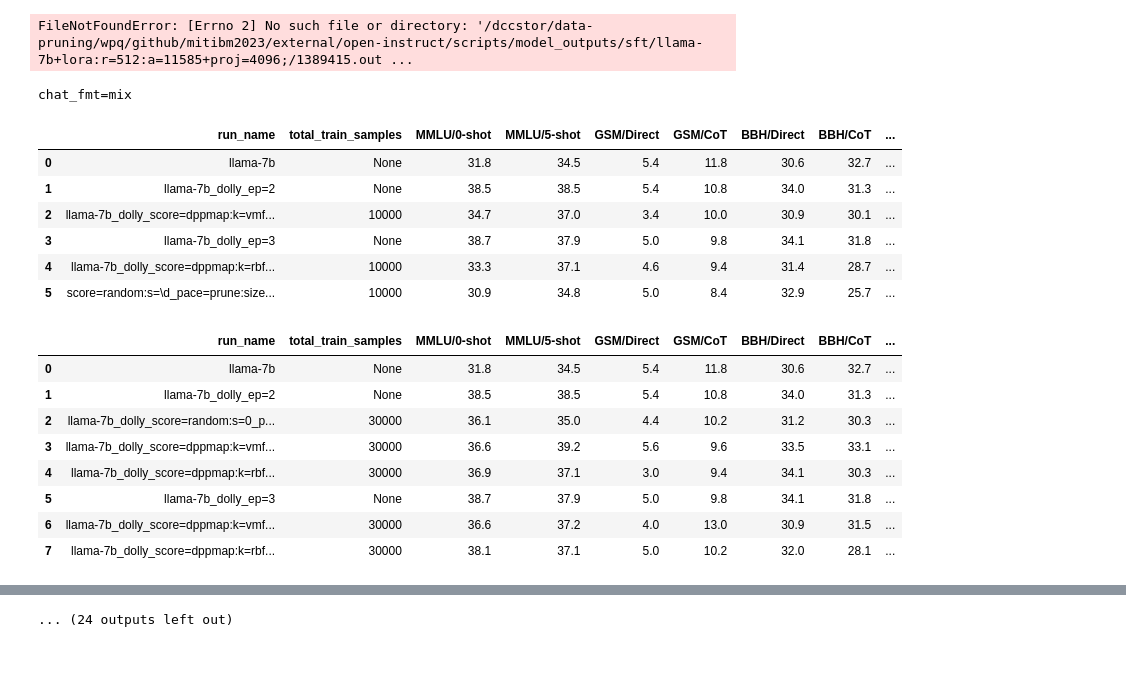
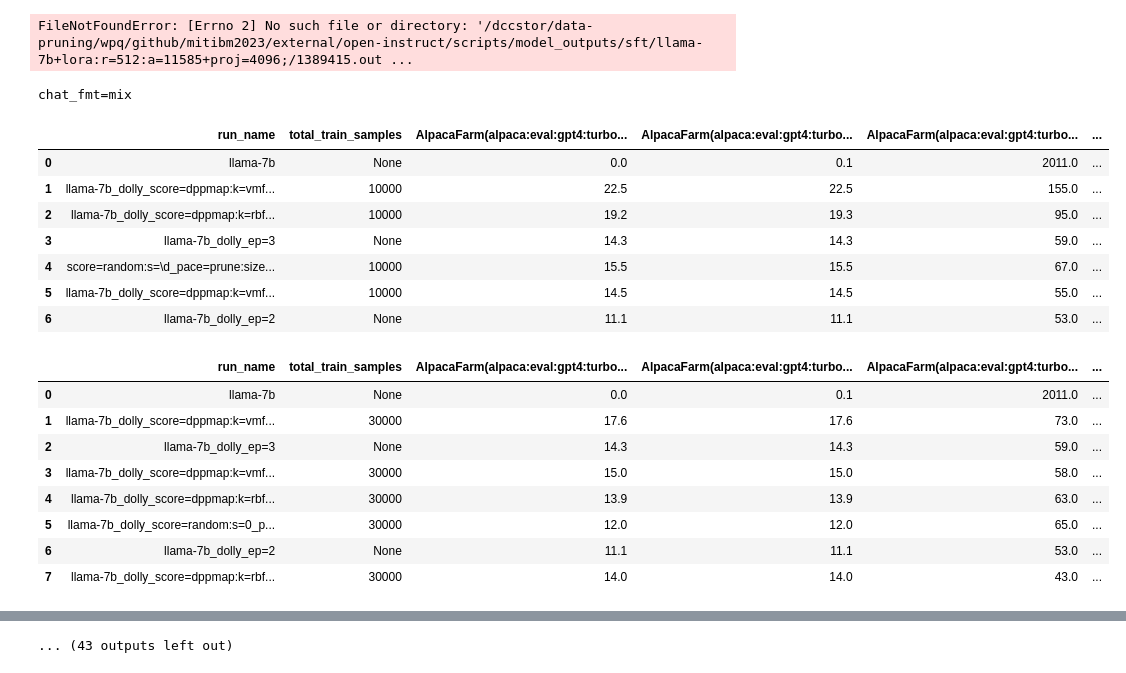
Before and after one commit to tt6746690/open-instruct, a Jupyter notebook: scripts/gen_cmds.ipynb, the cells around one changed output, grey strips where cells are left out. Drawn from its saved outputs; the diff is of its cells as text; code cells hidden in the pictures.

```diff
--- a/scripts/gen_cmds.ipynb
+++ b/scripts/gen_cmds.ipynb
@@ -105,17 +105,17 @@ overwrite_cache = True
 
 #####
 model_name_or_path = 'results/oi2/llama-7b_sharegptv2_ep=2'; max_seq_length = 2048; abbr_model_name = 'llama-7b+sharegptv2ep2'
-train_file = 'data/processed/ultrafeedback/ultrafeedback_data.jsonl'; dataset = 'ultrafeedback'
-
+# train_file = 'data/processed/ultrafeedback/ultrafeedback_data.jsonl'; dataset = 'ultrafeedback'
+train_file = 'data/processed/hh_rlhf/hh_rlhf_data.jsonl'; dataset = 'hh_rlhf'
 
 # M = 60_000; pacing_fn_list = [f'prune_size={M}_ep=3']; subset_size = 20_000
 # M = 50_000; pacing_fn_list = [f'prune_size={M}_ep=5']; subset_size = 10_000
 # M = 20_000; pacing_fn_list = [f'prune_size={M}_ep=4']; subset_size = 5_000
 # M = 10_000; pacing_fn_list = [f'prune_size={M}_ep=10']; subset_size = 1_000
 pacing_fn_list = [f'prune_size={M}_ep={ep}' for M, ep in [
-#     (10_000, 10), # 1k
+    (10_000, 10), # 1k
 #     (30_000, 3),  # 10k
-    (60_000, 3),  # 20k
+#     (60_000, 3),  # 20k
 ]]
 
 gen_output_md = 'llama7br512p4096'
@@ -126,8 +126,8 @@ scoring_fn_list = []
 scoring_fn_list += ['random_s=0']
 # scoring_fn_list += ['random_s=1']
 scoring_fn_list += [
-    f'dppmap_k=vmf_gamma=1_kmd={gen_output_md}_kemb=grad+rp+loraB',
-    f'dppmap_k=rbf_gamma=1e-3_kmd={gen_output_md}_kemb=text+embedding',
+#     f'dppmap_k=vmf_gamma=1_kmd={gen_output_md}_kemb=grad+rp+loraB',
+#     f'dppmap_k=rbf_gamma=1e-3_kmd={gen_output_md}_kemb=text+embedding',
 #     f'dppmap_k=rbf_gamma=1_kmd=mpnet_kemb=text+embedding',
 ]
 scoring_fn_and_pacing_fn = list(itertools.product(scoring_fn_list, pacing_fn_list))
@@ -147,7 +147,7 @@ job_name = f'dpo2_{dataset}:{abbr_model_name}'
 test_run = 1
 test_run = bool(test_run)
 
-# nodes = 5; num_gpus = 6; gpu_type = 'v100'; job_duration = 6
+nodes = 5; num_gpus = 6; gpu_type = 'v100'; job_duration = 6
 # nodes = 5; num_gpus = 6; gpu_type = 'v100'; job_duration = 12
 # nodes = 2; num_gpus = 1; gpu_type = 'v100'; job_duration = 6; cpu_mem = 100; num_cpus = 32; max_train_steps = 5; checkpointing_steps = 2; report_to = 'tensorboard'
 
@@ -1409,17 +1416,21 @@ use_normalized_preferred_metric = False
 # ]; finetune_type = 'sft'
 # dataset_list = [
 #     'ultrafeedback',
-# #     'ultrafeedbackfull',
 # ]; finetune_type = 'pref'
 dataset_list = [
-    'dolly',
+    # add to get entire list of ep=3 full finetunes
     'flan_v250k',
-    'stanford_alpaca50k',
     'oasst2',
     'wizardlm50k',
+    'lima',
+    'gpt4_alpaca',
+    #
+    'dolly',
+    'stanford_alpaca50k',
     'sharegpt50k',
     'ultrachat50k',
 ]; finetune_type = 'sft'
+
 
 ## older
 # dataset = 'tulu_v1_mix'
@@ -1446,16 +1457,19 @@ for dataset in dataset_list:
         ]
     elif dataset == 'ultrafeedback':
         exp_dir = f'../results/dpo1/'
-        save_dirs += [(os.path.basename(x), x) for x in [os.path.join(exp_dir, x) for x in os.listdir(exp_dir)]]
+        if os.path.isdir(exp_dir):
+            save_dirs += [(os.path.basename(x), x) for x in [os.path.join(exp_dir, x) for x in os.listdir(exp_dir)]]
     else:
         save_dirs += [(f'llama-7b_{dataset}_ep=2', f'../results/oi2/llama-7b_{dataset}_ep=2'),]
         save_dirs += [(f'llama-7b_{dataset}_ep=3', f'../results/oi2/llama-7b_{dataset}_ep=3'),]
+        save_dirs += [(f'llama-7b_{dataset}_ep=10', f'../results/oi2/llama-7b_{dataset}_ep=10'),]
 
     if finetune_type == 'sft':
         exp_dir = f'../results/oi5_{dataset}:llama-7b'
     elif finetune_type == 'pref':
         exp_dir = f'../results/dpo2_{dataset}:llama-7b+sharegptv2ep2/'
-    save_dirs += [(os.path.basename(x), x) for x in [os.path.join(exp_dir, x) for x in os.listdir(exp_dir)] if 'dppmapbd' not in x and 'semdedup' not in x]
+    if os.path.isdir(exp_dir):
+        save_dirs += [(os.path.basename(x), x) for x in [os.path.join(exp_dir, x) for x in os.listdir(exp_dir)] if 'dppmapbd' not in x and 'semdedup' not in x]
 
     if finetune_type == 'pref':
         sft_model_dataset = 'sharegptv2'
@@ -1467,6 +1481,7 @@ for dataset in dataset_list:
 #     )
 # ]
 save_dirs = [x for x in save_dirs if ('size=80000:ep=2' not in x[1]) and ('size=80000:ep=3' not in x[1])]
+save_dirs = [x for x in save_dirs if os.path.isdir(x[1])]
 #####
 
 
@@ -1503,8 +1518,10 @@ cols_avg_blacklist = ['AlpacaFarm/Len']
 # chat_fmt = 'auto' # base model no chatfmt, tuned model with chatfmt
 chat_fmt = 'mix'  # non-alpacaeval no chatfmt, alpacaeval chatfmt
 alpacafarm_judge = 'chatgpt'
+# alpacafarm_judge = 'alpaca:eval:gpt4'
 alpacafarm_judge = 'alpaca:eval:gpt4:turbo:fn'
 mtbench_judge = 'gpt:4:1106:preview'
+mtbench_judge = 'gpt:4'
 
 ft_args_fields = {
     'run_name': ('run_name',),
@@ -1515,11 +1532,14 @@ ft_args_fields = {
 }
 
 cols = []
-# cols += [f'AlpacaFarm({alpacafarm_judge})/WR',  f'AlpacaFarm({alpacafarm_judge})/ΔWR', f'AlpacaFarm({alpacafarm_judge})/Rep', f'AlpacaFarm({alpacafarm_judge})/Len']
-cols += ['MMLU/0-shot', 'MMLU/5-shot', 'GSM/Direct', 'GSM/CoT', 'BBH/Direct', 'BBH/CoT', 'TydiQA/CB', 'TydiQA/GP', 'Codex-Eval/Pass@1']
-cols += [f'AlpacaFarm({alpacafarm_judge})/WR*', f'AlpacaFarm({alpacafarm_judge})/Len']
+# cols += [f'AlpacaFarm({alpacafarm_judge})/WR*', f'AlpacaFarm({alpacafarm_judge})/Len*', f'AlpacaFarm({alpacafarm_judge})/LenMed', f'AlpacaFarm({alpacafarm_judge})/Len', f'AlpacaFarm({alpacafarm_judge})/Rep2']
+cols += [f'AlpacaFarm({alpacafarm_judge})/WR*', f'AlpacaFarm({alpacafarm_judge})/WR', f'AlpacaFarm({alpacafarm_judge})/LenMed', f'AlpacaFarm({alpacafarm_judge})/Rep2']
+# cols += [f'AlpacaFarm(alpaca:eval:gpt4:turbo:fn)/WR*', f'AlpacaFarm(alpaca:eval:gpt4)/WR*']
 cols += [f'MTBench({mtbench_judge})/Turn-1',  f'MTBench({mtbench_judge})/Turn-2', f'MTBench({mtbench_judge})/Rating']
 # cols += [f'MTBench({mtbench_judge})/Turn-1']
+# cols += [f'MTBench(gpt:4:1106:preview)/Rating', f'MTBench(gpt:4)/Rating']
+cols += ['MMLU/0-shot', 'MMLU/5-shot', 'GSM/Direct', 'GSM/CoT', 'BBH/Direct', 'BBH/CoT', 'TydiQA/CB', 'TydiQA/GP', 'Codex-Eval/Pass@1']
+
 
 
 
@@ -1610,46 +1630,47 @@ else:
                 dfc = pd_average_col_contains_substr(dfc, col_runname, 'score=random:s=\d_pace=prune:size=150000:ep=1', substitute=substitute)
                 dfc = pd_average_col_contains_substr(dfc, col_runname, 'score=random:s=\d_pace=prune:size=100000', substitute=substitute)
                 dfc = pd_average_col_contains_substr(dfc, col_runname, 'score=random:s=\d_pace=prune:size=200000', substitute=substitute)
                 dfc = pd_average_col_contains_substr(dfc, col_runname, 'score=random:s=\d_pace=prune:size=400000', substitute=substitute)
                 #     dfc = dfc.sort_values(['ranking'], ascending=False)
                 col = ('Average', 'chatfmt') if chat_fmt == 'both' else 'Average'
             #     col = 'AlpacaFarm/WR'
             #     col = 'MMLU/0-shot'|
             #     col = 'GSM/CoT'
             #     col = 'BBH/Direct'
             #     col = 'TydiQA/GP'
                 dfc = dfc.sort_values(by=[col], ascending=False)
                 dfc = dfc.drop(columns=['model_name_or_path', 'subsample_mixture', 'max_train_samples', 'dataset'],
                                axis=1, level=0 if chat_fmt=='both' else None)
                 dfc = dfc.reset_index(drop=True)
                 display(dfc
                         .style
                         .applymap(lambda x: f'max-width: 60ch;', subset=['run_name'])
                         .set_table_styles([{'selector': 'td', 'props': [('white-space', 'pre-wrap'), ('word-wrap', 'break-word')]}])
                         .set_properties(**{'text-align': 'left'})
                         .background_gradient(cmap ='coolwarm')
                         .applymap(lambda x: 'text-decoration: underline;' \
                                   if x in dfc[list(set(dfc.columns) & set([(x, '') for x in cols]))+[col] if chat_fmt=='both' else cols+[col]].values.flatten() and chat_fmt=='both' else '')
                         .format(precision=1))
 
 # llama-7b_tulu_v1_mix(paper)
 # MMLU/0-shot, MMLU/5-shot, GSM/Direct, GSM/CoT, BBH/Direct, BBH/CoT, TydiQA/GP, TydiQA/CB, CodexEval/Pass@1, AlpacaEval(vs.Davinci-003)
 # 44.8       , 47.1       , 7.0       , 25.0   , 38.5      , 38.5   , 43.5,    , 8.0      , 18.6,           , 48.6
 # %% [output]
 chat_fmt=mix
-|  | run_name | total_train_samples | MMLU/0-shot | MMLU/5-shot | GSM/Direct | GSM/CoT | BBH/Direct | BBH/CoT | ... |
-| 0 | llama-7b | None | 31.8 | 34.5 | 5.4 | 11.8 | 30.6 | 32.7 | ... |
-| 1 | llama-7b_dolly_ep=2 | None | 38.5 | 38.5 | 5.4 | 10.8 | 34.0 | 31.3 | ... |
-| 2 | llama-7b_dolly_score=dppmap:k=vmf... | 10000 | 34.7 | 37.0 | 3.4 | 10.0 | 30.9 | 30.1 | ... |
-| 3 | llama-7b_dolly_ep=3 | None | 38.7 | 37.9 | 5.0 | 9.8 | 34.1 | 31.8 | ... |
-| 4 | llama-7b_dolly_score=dppmap:k=rbf... | 10000 | 33.3 | 37.1 | 4.6 | 9.4 | 31.4 | 28.7 | ... |
-| 5 | score=random:s=\d_pace=prune:size... | 10000 | 30.9 | 34.8 | 5.0 | 8.4 | 32.9 | 25.7 | ... |
+|  | run_name | total_train_samples | AlpacaFarm(alpaca:eval:gpt4:turbo... | AlpacaFarm(alpaca:eval:gpt4:turbo... | AlpacaFarm(alpaca:eval:gpt4:turbo... | ... |
+| 0 | llama-7b | None | 0.0 | 0.1 | 2011.0 | ... |
+| 1 | llama-7b_dolly_score=dppmap:k=vmf... | 10000 | 22.5 | 22.5 | 155.0 | ... |
+| 2 | llama-7b_dolly_score=dppmap:k=rbf... | 10000 | 19.2 | 19.3 | 95.0 | ... |
+| 3 | llama-7b_dolly_ep=3 | None | 14.3 | 14.3 | 59.0 | ... |
+| 4 | score=random:s=\d_pace=prune:size... | 10000 | 15.5 | 15.5 | 67.0 | ... |
+| 5 | llama-7b_dolly_score=dppmap:k=vmf... | 10000 | 14.5 | 14.5 | 55.0 | ... |
+| 6 | llama-7b_dolly_ep=2 | None | 11.1 | 11.1 | 53.0 | ... |
-|  | run_name | total_train_samples | MMLU/0-shot | MMLU/5-shot | GSM/Direct | GSM/CoT | BBH/Direct | BBH/CoT | ... |
-| 0 | llama-7b | None | 31.8 | 34.5 | 5.4 | 11.8 | 30.6 | 32.7 | ... |
-| 1 | llama-7b_dolly_ep=2 | None | 38.5 | 38.5 | 5.4 | 10.8 | 34.0 | 31.3 | ... |
-| 2 | llama-7b_dolly_score=random:s=0_p... | 30000 | 36.1 | 35.0 | 4.4 | 10.2 | 31.2 | 30.3 | ... |
-| 3 | llama-7b_dolly_score=dppmap:k=vmf... | 30000 | 36.6 | 39.2 | 5.6 | 9.6 | 33.5 | 33.1 | ... |
-| 4 | llama-7b_dolly_score=dppmap:k=rbf... | 30000 | 36.9 | 37.1 | 3.0 | 9.4 | 34.1 | 30.3 | ... |
-| 5 | llama-7b_dolly_ep=3 | None | 38.7 | 37.9 | 5.0 | 9.8 | 34.1 | 31.8 | ... |
-| 6 | llama-7b_dolly_score=dppmap:k=vmf... | 30000 | 36.6 | 37.2 | 4.0 | 13.0 | 30.9 | 31.5 | ... |
-| 7 | llama-7b_dolly_score=dppmap:k=rbf... | 30000 | 38.1 | 37.1 | 5.0 | 10.2 | 32.0 | 28.1 | ... |
+|  | run_name | total_train_samples | AlpacaFarm(alpaca:eval:gpt4:turbo... | AlpacaFarm(alpaca:eval:gpt4:turbo... | AlpacaFarm(alpaca:eval:gpt4:turbo... | ... |
+| 0 | llama-7b | None | 0.0 | 0.1 | 2011.0 | ... |
+| 1 | llama-7b_dolly_score=dppmap:k=vmf... | 30000 | 17.6 | 17.6 | 73.0 | ... |
+| 2 | llama-7b_dolly_ep=3 | None | 14.3 | 14.3 | 59.0 | ... |
+| 3 | llama-7b_dolly_score=dppmap:k=vmf... | 30000 | 15.0 | 15.0 | 58.0 | ... |
+| 4 | llama-7b_dolly_score=dppmap:k=rbf... | 30000 | 13.9 | 13.9 | 63.0 | ... |
+| 5 | llama-7b_dolly_score=random:s=0_p... | 30000 | 12.0 | 12.0 | 65.0 | ... |
+| 6 | llama-7b_dolly_ep=2 | None | 11.1 | 11.1 | 53.0 | ... |
+| 7 | llama-7b_dolly_score=dppmap:k=rbf... | 30000 | 14.0 | 14.0 | 43.0 | ... |
@@ -1692,4 +1719,4 @@ chat_fmt=mix
-... (24 outputs left out)
+... (43 outputs left out)
 # %%
 from rosemary import parse_kv_from_string
 from functools import partial
```
Also changed, not shown: parts of 11 cells of this notebook, 2 other files.
